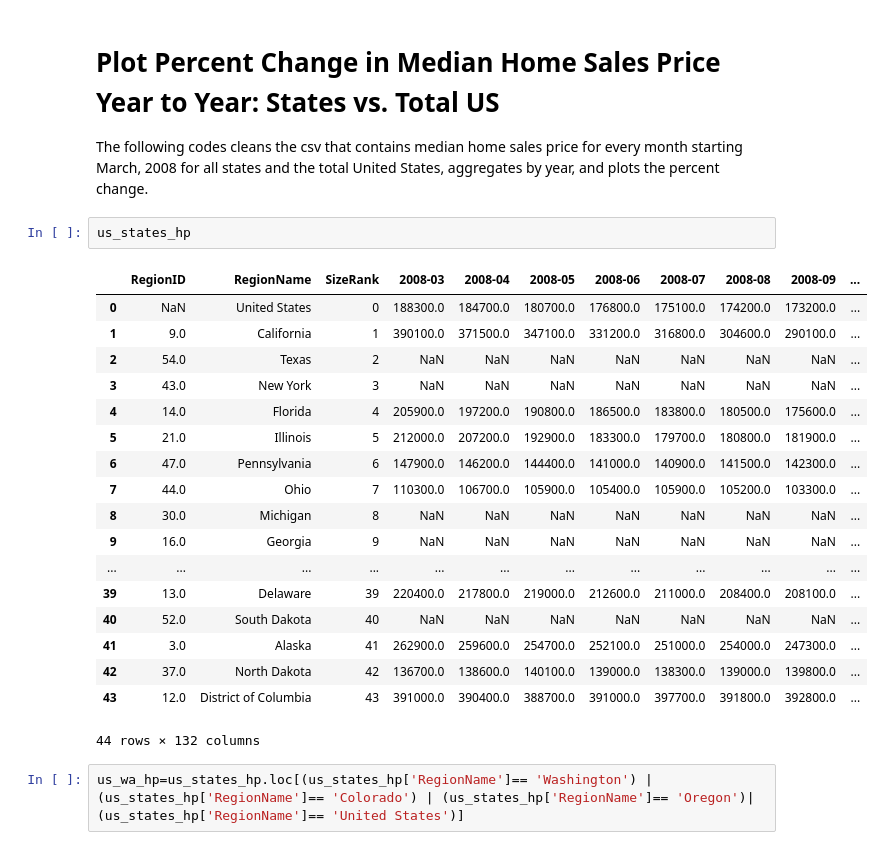
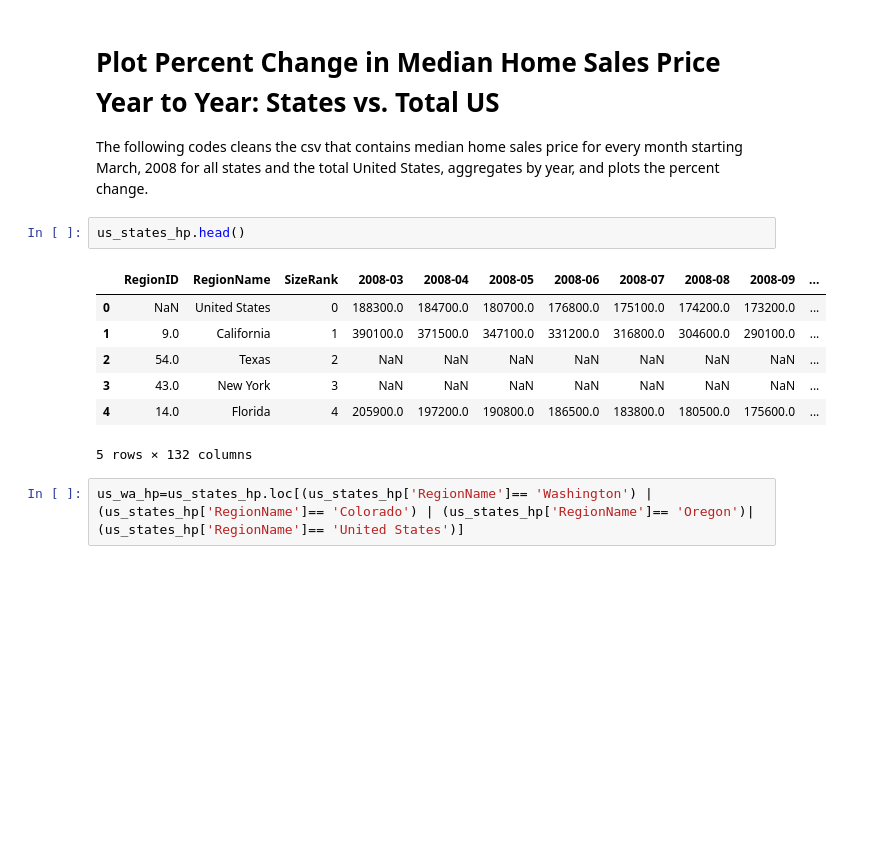
Before and after one commit to tlstapleton/Washington_State_Cannabis, a Jupyter notebook: Cannabis_Code.ipynb, the cells around one changed output. Saved outputs shown, nothing was run; the diff lists cells and outputs as text; blank space fills up the shorter version.

```diff
--- a/Cannabis_Code.ipynb
+++ b/Cannabis_Code.ipynb
@@ -21,26 +21,15 @@ us_states_hp=pd.read_csv('Inputs/Sale_Prices_State.csv')
 
 The following codes cleans the csv that contains median home sales price for every month starting March, 2008 for all states and the total United States, aggregates by year, and plots the percent change.
 # %%
-us_states_hp
+us_states_hp.head()
 # %% [output]
 |  | RegionID | RegionName | SizeRank | 2008-03 | 2008-04 | 2008-05 | 2008-06 | 2008-07 | 2008-08 | 2008-09 | ... |
 | 0 | NaN | United States | 0 | 188300.0 | 184700.0 | 180700.0 | 176800.0 | 175100.0 | 174200.0 | 173200.0 | ... |
 | 1 | 9.0 | California | 1 | 390100.0 | 371500.0 | 347100.0 | 331200.0 | 316800.0 | 304600.0 | 290100.0 | ... |
 | 2 | 54.0 | Texas | 2 | NaN | NaN | NaN | NaN | NaN | NaN | NaN | ... |
 | 3 | 43.0 | New York | 3 | NaN | NaN | NaN | NaN | NaN | NaN | NaN | ... |
 | 4 | 14.0 | Florida | 4 | 205900.0 | 197200.0 | 190800.0 | 186500.0 | 183800.0 | 180500.0 | 175600.0 | ... |
-| 5 | 21.0 | Illinois | 5 | 212000.0 | 207200.0 | 192900.0 | 183300.0 | 179700.0 | 180800.0 | 181900.0 | ... |
-| 6 | 47.0 | Pennsylvania | 6 | 147900.0 | 146200.0 | 144400.0 | 141000.0 | 140900.0 | 141500.0 | 142300.0 | ... |
-| 7 | 44.0 | Ohio | 7 | 110300.0 | 106700.0 | 105900.0 | 105400.0 | 105900.0 | 105200.0 | 103300.0 | ... |
-| 8 | 30.0 | Michigan | 8 | NaN | NaN | NaN | NaN | NaN | NaN | NaN | ... |
-| 9 | 16.0 | Georgia | 9 | NaN | NaN | NaN | NaN | NaN | NaN | NaN | ... |
-| ... | ... | ... | ... | ... | ... | ... | ... | ... | ... | ... | ... |
-| 39 | 13.0 | Delaware | 39 | 220400.0 | 217800.0 | 219000.0 | 212600.0 | 211000.0 | 208400.0 | 208100.0 | ... |
-| 40 | 52.0 | South Dakota | 40 | NaN | NaN | NaN | NaN | NaN | NaN | NaN | ... |
-| 41 | 3.0 | Alaska | 41 | 262900.0 | 259600.0 | 254700.0 | 252100.0 | 251000.0 | 254000.0 | 247300.0 | ... |
-| 42 | 37.0 | North Dakota | 42 | 136700.0 | 138600.0 | 140100.0 | 139000.0 | 138300.0 | 139000.0 | 139800.0 | ... |
-| 43 | 12.0 | District of Columbia | 43 | 391000.0 | 390400.0 | 388700.0 | 391000.0 | 397700.0 | 391800.0 | 392800.0 | ... |
-44 rows × 132 columns
+5 rows × 132 columns
 # %%
 us_wa_hp=us_states_hp.loc[(us_states_hp['RegionName']== 'Washington') | (us_states_hp['RegionName']== 'Colorado') | (us_states_hp['RegionName']== 'Oregon')| (us_states_hp['RegionName']== 'United States')]
 # %%
```
Also changed, not shown: parts of 7 cells of this notebook, 3 other files.
